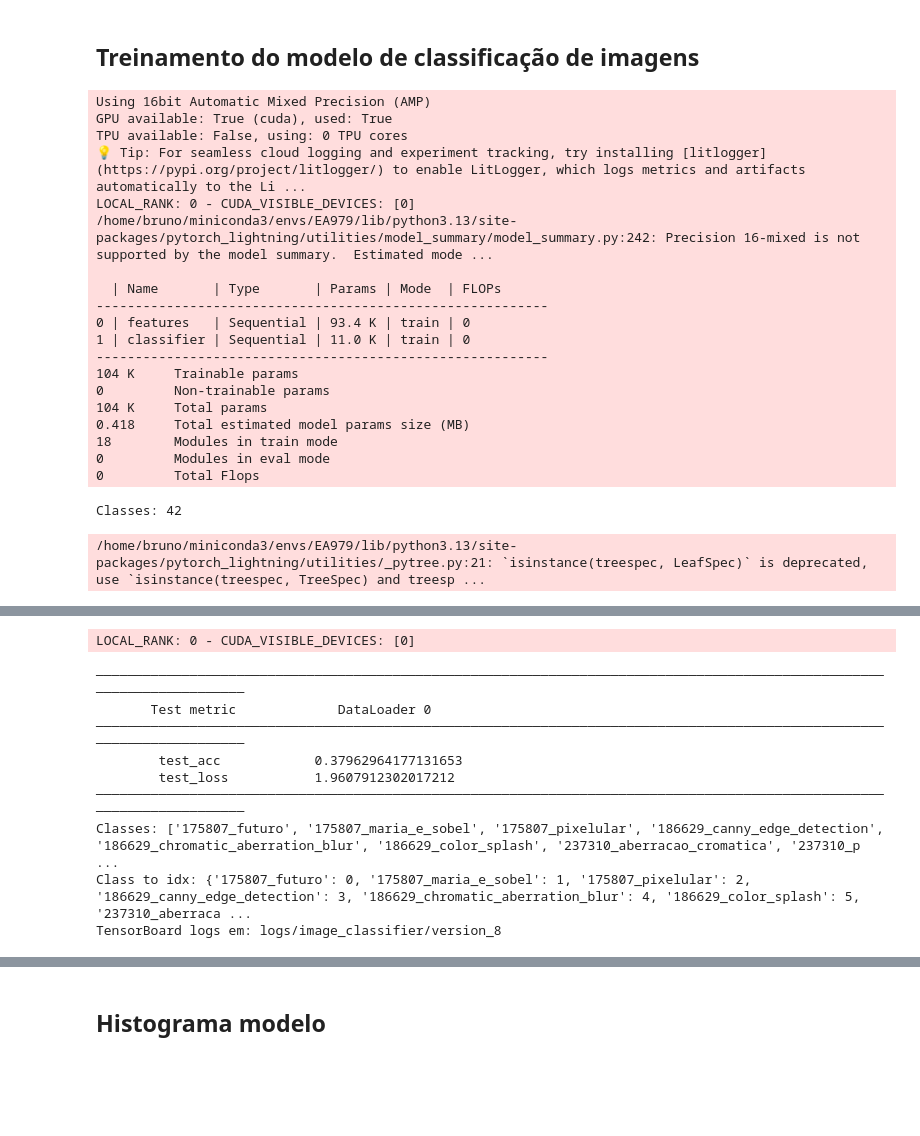
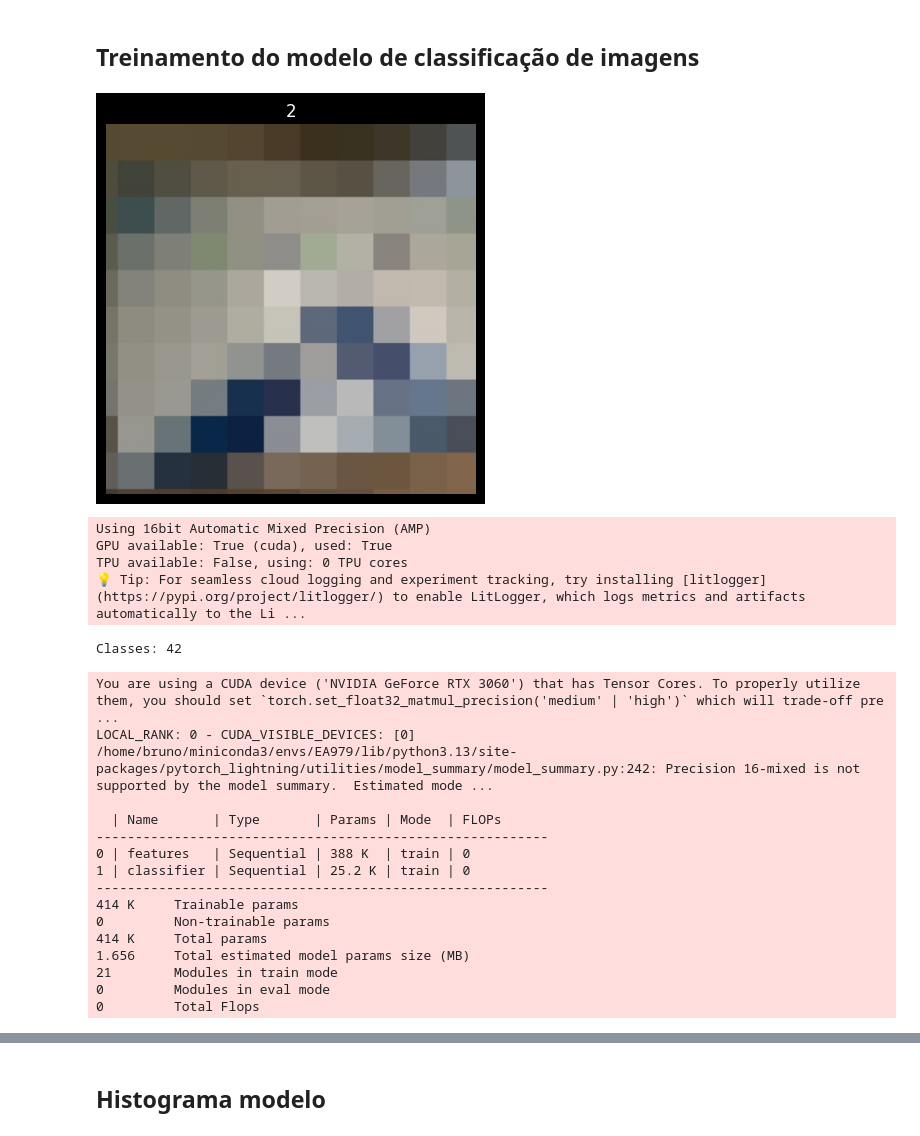
Before and after one commit to UNICAMP-EA979/2026s1-projetopi-e2-Bruno-Jambeiro, a Jupyter notebook: Atividade.ipynb, the cells around one changed output, grey strips where cells are left out. Drawn from its saved outputs; the diff is of its cells as text; code cells hidden in the pictures; blank space fills up the shorter version.

```diff
--- a/Atividade.ipynb
+++ b/Atividade.ipynb
@@ -303,7 +434,7 @@ HYPERPARAMS = {
     "num_workers": 4,
     "lr": 1e-3,
     "weight_decay": 1e-4,
-    "max_epochs": 1,
+    "max_epochs": 10,
     "log_dir": "logs",
     "experiment_name": "image_classifier",
 }
@@ -330,17 +467,20 @@ class SimpleImageClassifier(pl.LightningModule):
             nn.ReLU(inplace=True),
             nn.MaxPool2d(2),  # 250 -> 125
 
+            nn.Conv2d(64, 128, kernel_size=3, stride=1, padding=1),
+            nn.BatchNorm2d(128),
+            nn.ReLU(inplace=True),
 
-            nn.Conv2d(64, 128, kernel_size=3, stride=1, padding=1),
+            nn.Conv2d(128, 256, kernel_size=3, stride=1, padding=1),
             nn.ReLU(inplace=True),
             nn.AdaptiveAvgPool2d((1, 1)),
         )
 
         self.classifier = nn.Sequential(
             nn.Flatten(),
-            nn.Linear(128, 64),
+            nn.Linear(256, 2*num_classes),
             nn.ReLU(inplace=True),
-            nn.Linear(64, num_classes),
+            nn.Linear(2*num_classes, num_classes),
         )
 
     def forward(self, x):
@@ -381,7 +521,7 @@ class SimpleImageClassifier(pl.LightningModule):
 ## Treinamento do modelo de classificação de imagens
 # %%
 # Célula 3 — dataloaders, logger, trainer e treino
-
+from matplotlib import pyplot as plt
 # Usa a função que você já criou antes:
 train_loader, val_loader, test_loader, classes, class_to_idx = build_image_dataloaders(
     root_dir=HYPERPARAMS["root_dir"],
@@ -391,6 +531,14 @@ train_loader, val_loader, test_loader, classes, class_to_idx = build_image_datal
     seed=HYPERPARAMS["seed"],
     num_workers=HYPERPARAMS["num_workers"],
 )
+import random
+img, label = train_loader.dataset[random.randint(0, train_loader.dataset.__len__())]
+
+plt.imshow(img.permute(1, 2, 0))
+plt.title(label)
+plt.axis("off")
+plt.show()
+
 print(f"Classes: {len(classes)}")
 model_image = SimpleImageClassifier(
     num_classes=len(classes),
@@ -404,52 +552,53 @@ logger = TensorBoardLogger(
 
 checkpoint_cb = ModelCheckpoint(
     monitor="val_loss",
     mode="min",
     save_top_k=1,
     filename="best-{epoch:02d}-{val_loss:.4f}",
 )
 
 early_stop_cb = EarlyStopping(
     monitor="val_loss",
     mode="min",
     patience=5,
 )
 
 trainer = pl.Trainer(
     max_epochs=HYPERPARAMS["max_epochs"],
     logger=logger,
     callbacks=[checkpoint_cb, early_stop_cb],
     accelerator="auto",
     devices="auto",
     log_every_n_steps=10,
     precision="16-mixed"
 )
 
 trainer.fit(model_image, train_dataloaders=train_loader, val_dataloaders=val_loader)
 trainer.test(model_image, dataloaders=test_loader)
-
+model_image.save_hyperparameters(HYPERPARAMS)
 print("Classes:", classes)
 print("Class to idx:", class_to_idx)
 print("TensorBoard logs em:", logger.log_dir)
 # %% [output]
+[figure, added]
 Using 16bit Automatic Mixed Precision (AMP)
 GPU available: True (cuda), used: True
 TPU available: False, using: 0 TPU cores
 💡 Tip: For seamless cloud logging and experiment tracking, try installing [litlogger](https://pypi.org/project/litlogger/) to enable LitLogger, which logs metrics and artifacts automatically to the Li ...
-LOCAL_RANK: 0 - CUDA_VISIBLE_DEVICES: [0]
-/home/bruno/miniconda3/envs/EA979/lib/python3.13/site-packages/pytorch_lightning/utilities/model_summary/model_summary.py:242: Precision 16-mixed is not supported by the model summary.  Estimated mode ...
-
-  | Name       | Type       | Params | Mode  | FLOPs
-----------------------------------------------------------
-0 | features   | Sequential | 93.4 K | train | 0
-1 | classifier | Sequential | 11.0 K | train | 0
-----------------------------------------------------------
-104 K     Trainable params
-0         Non-trainable params
-104 K     Total params
-0.418     Total estimated model params size (MB)
-18        Modules in train mode
-0         Modules in eval mode
-0         Total Flops
 Classes: 42
-/home/bruno/miniconda3/envs/EA979/lib/python3.13/site-packages/pytorch_lightning/utilities/_pytree.py:21: `isinstance(treespec, LeafSpec)` is deprecated, use `isinstance(treespec, TreeSpec) and treesp ...
+You are using a CUDA device ('NVIDIA GeForce RTX 3060') that has Tensor Cores. To properly utilize them, you should set `torch.set_float32_matmul_precision('medium' | 'high')` which will trade-off pre ...
+LOCAL_RANK: 0 - CUDA_VISIBLE_DEVICES: [0]
+/home/bruno/miniconda3/envs/EA979/lib/python3.13/site-packages/pytorch_lightning/utilities/model_summary/model_summary.py:242: Precision 16-mixed is not supported by the model summary.  Estimated mode ...
+
+  | Name       | Type       | Params | Mode  | FLOPs
+----------------------------------------------------------
+0 | features   | Sequential | 388 K  | train | 0
+1 | classifier | Sequential | 25.2 K | train | 0
+----------------------------------------------------------
+414 K     Trainable params
+0         Non-trainable params
+414 K     Total params
+1.656     Total estimated model params size (MB)
+21        Modules in train mode
+0         Modules in eval mode
+0         Total Flops
@@ -457,13 +606,3 @@ Classes: 42
-LOCAL_RANK: 0 - CUDA_VISIBLE_DEVICES: [0]
-────────────────────────────────────────────────────────────────────────────────────────────────────────────────────────
-       Test metric             DataLoader 0
-────────────────────────────────────────────────────────────────────────────────────────────────────────────────────────
-        test_acc            0.37962964177131653
-        test_loss           1.9607912302017212
-────────────────────────────────────────────────────────────────────────────────────────────────────────────────────────
-Classes: ['175807_futuro', '175807_maria_e_sobel', '175807_pixelular', '186629_canny_edge_detection', '186629_chromatic_aberration_blur', '186629_color_splash', '237310_aberracao_cromatica', '237310_p ...
-Class to idx: {'175807_futuro': 0, '175807_maria_e_sobel': 1, '175807_pixelular': 2, '186629_canny_edge_detection': 3, '186629_chromatic_aberration_blur': 4, '186629_color_splash': 5, '237310_aberraca ...
-TensorBoard logs em: logs/image_classifier/version_8
 # %%
 # Célula 4 — abrir TensorBoard no notebook, se quiser
 
```
Also changed, not shown: parts of 25 cells of this notebook, 1 other file.
